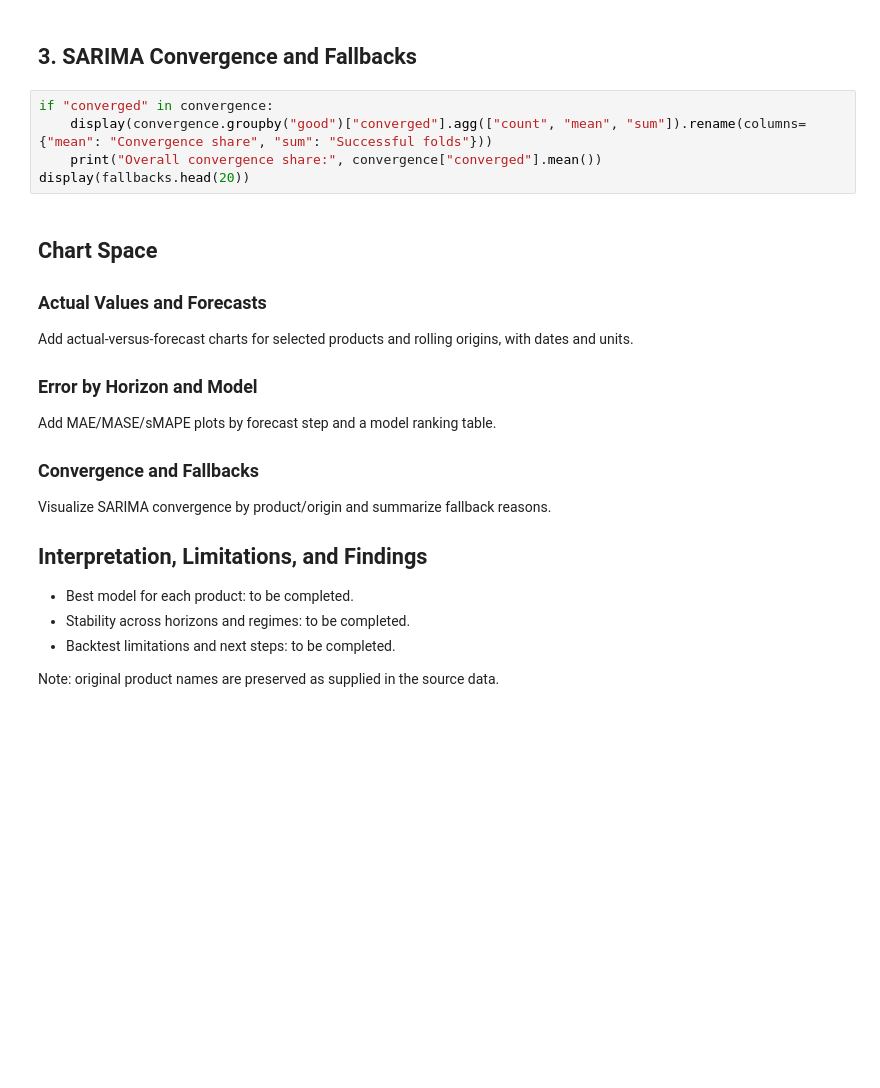
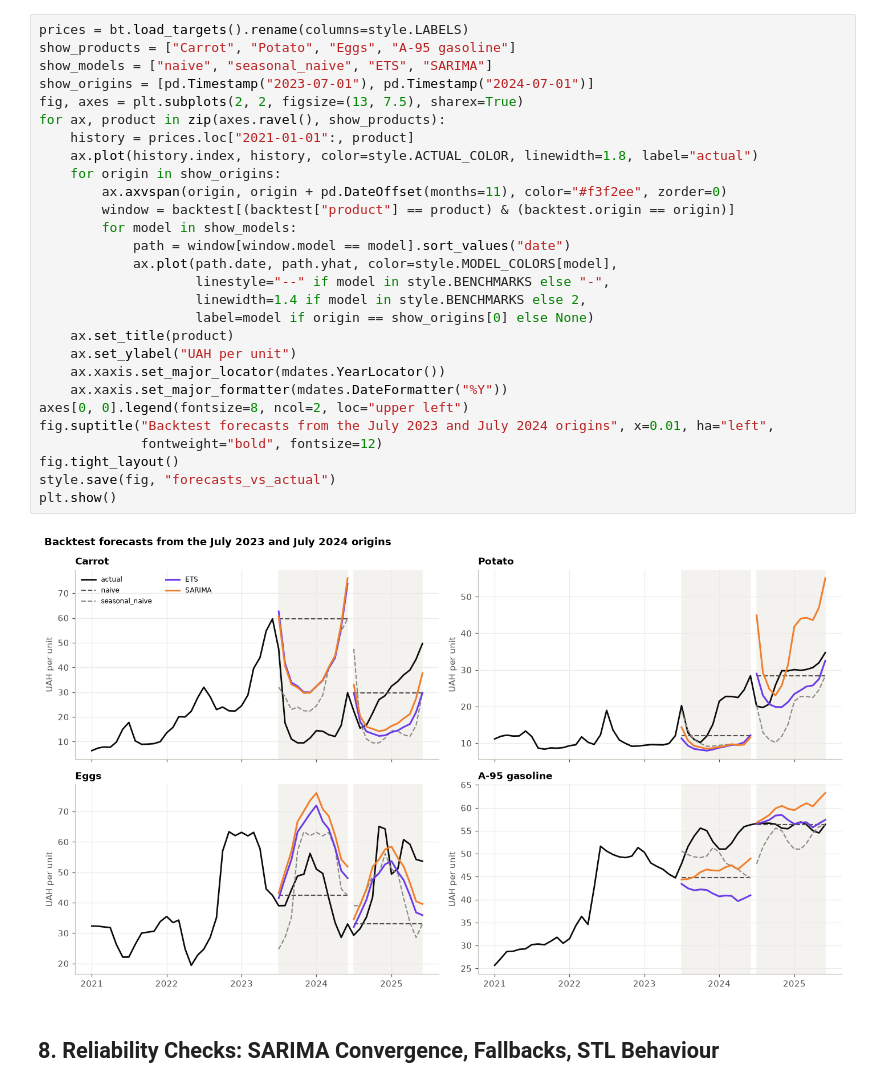
Before and after one commit to sofiasampara76/forecasting_project, a Jupyter notebook: notebooks/03_forecasting_results.ipynb, the cells around one changed output. Saved outputs shown, nothing was run; the diff lists cells and outputs as text; blank space fills up the shorter version.

```diff
--- a/notebooks/03_forecasting_results.ipynb
+++ b/notebooks/03_forecasting_results.ipynb
@@ -48,25 +208,32 @@ if "regime" in backtest.columns and metric_cols:
+# %%
+prices = bt.load_targets().rename(columns=style.LABELS)
+show_products = ["Carrot", "Potato", "Eggs", "A-95 gasoline"]
+show_models = ["naive", "seasonal_naive", "ETS", "SARIMA"]
+show_origins = [pd.Timestamp("2023-07-01"), pd.Timestamp("2024-07-01")]
+fig, axes = plt.subplots(2, 2, figsize=(13, 7.5), sharex=True)
+for ax, product in zip(axes.ravel(), show_products):
+    history = prices.loc["2021-01-01":, product]
+    ax.plot(history.index, history, color=style.ACTUAL_COLOR, linewidth=1.8, label="actual")
+    for origin in show_origins:
+        ax.axvspan(origin, origin + pd.DateOffset(months=11), color="#f3f2ee", zorder=0)
+        window = backtest[(backtest["product"] == product) & (backtest.origin == origin)]
+        for model in show_models:
+            path = window[window.model == model].sort_values("date")
+            ax.plot(path.date, path.yhat, color=style.MODEL_COLORS[model],
+                    linestyle="--" if model in style.BENCHMARKS else "-",
+                    linewidth=1.4 if model in style.BENCHMARKS else 2,
+                    label=model if origin == show_origins[0] else None)
+    ax.set_title(product)
+    ax.set_ylabel("UAH per unit")
+    ax.xaxis.set_major_locator(mdates.YearLocator())
+    ax.xaxis.set_major_formatter(mdates.DateFormatter("%Y"))
+axes[0, 0].legend(fontsize=8, ncol=2, loc="upper left")
+fig.suptitle("Backtest forecasts from the July 2023 and July 2024 origins", x=0.01, ha="left",
+             fontweight="bold", fontsize=12)
+fig.tight_layout()
+style.save(fig, "forecasts_vs_actual")
+plt.show()
+# %% [output]
+[figure, added]
 # %% [markdown]
-## 3. SARIMA Convergence and Fallbacks
+## 8. Reliability Checks: SARIMA Convergence, Fallbacks, STL Behaviour
-# %%
-if "converged" in convergence:
-    display(convergence.groupby("good")["converged"].agg(["count", "mean", "sum"]).rename(columns={"mean": "Convergence share", "sum": "Successful folds"}))
-    print("Overall convergence share:", convergence["converged"].mean())
-display(fallbacks.head(20))
-# %% [markdown]
-## Chart Space
-
-### Actual Values and Forecasts
-Add actual-versus-forecast charts for selected products and rolling origins, with dates and units.
-
-### Error by Horizon and Model
-Add MAE/MASE/sMAPE plots by forecast step and a model ranking table.
-
-### Convergence and Fallbacks
-Visualize SARIMA convergence by product/origin and summarize fallback reasons.
-
-## Interpretation, Limitations, and Findings
-- Best model for each product: to be completed.
-- Stability across horizons and regimes: to be completed.
-- Backtest limitations and next steps: to be completed.
-
-Note: original product names are preserved as supplied in the source data.
```
Also changed, not shown: parts of 26 cells of this notebook, 16 other files.
